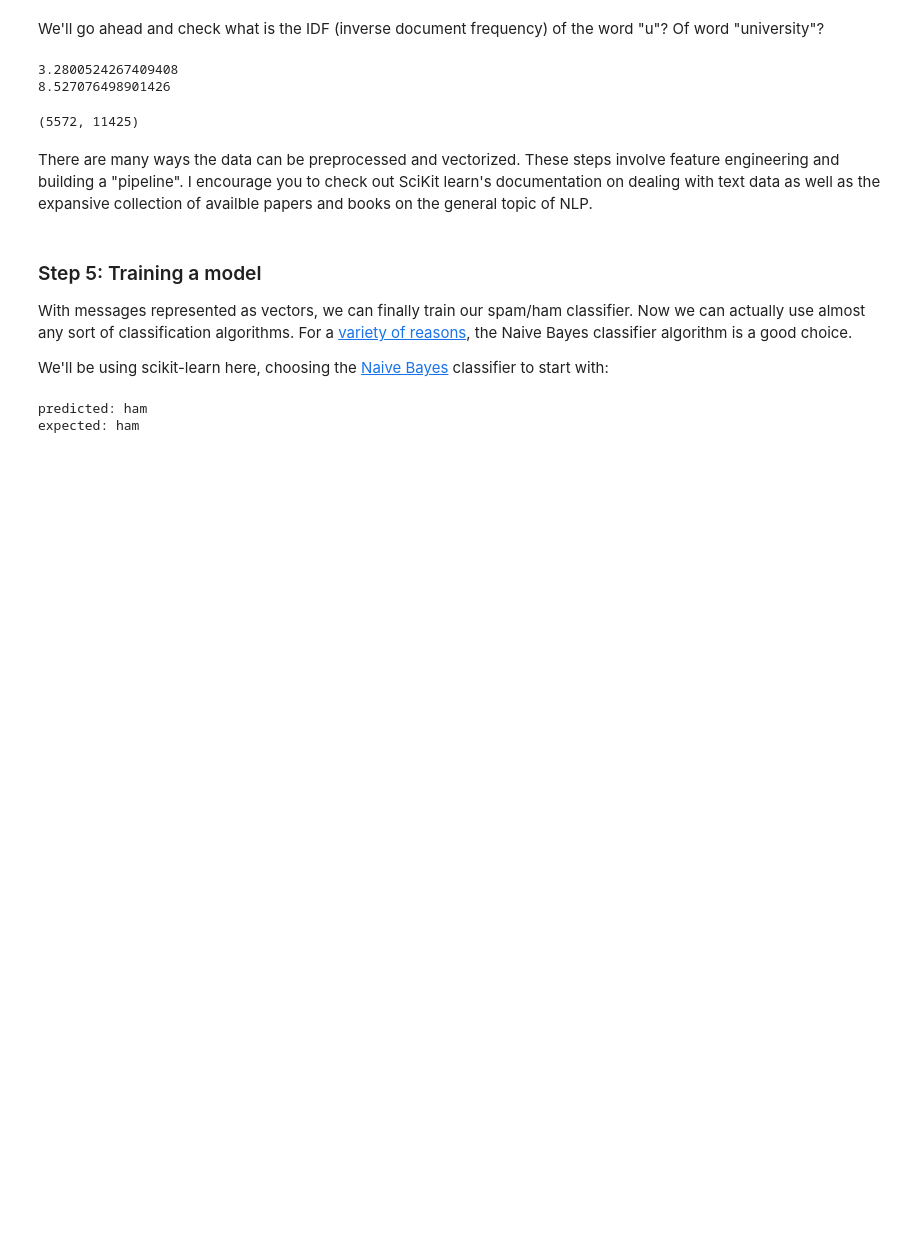
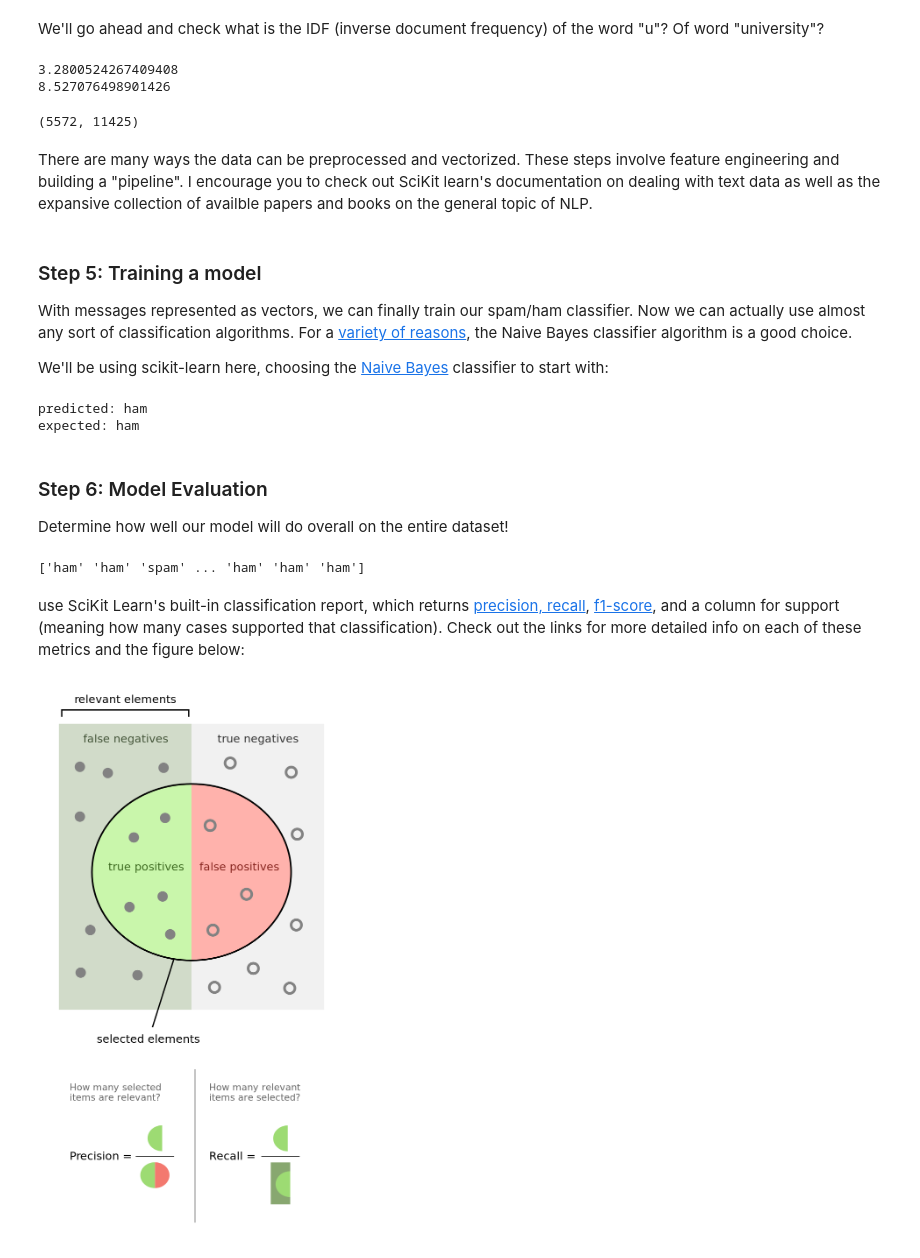
Before and after one commit to lonj7798/Learning-Python-for-Data-Analysis-and-Visualization, a Jupyter notebook: Machine Learning/Lecture 87~90 - Natural Language Processing (NLP).ipynb, the cells around one changed output. Drawn from its saved outputs; the diff is of its cells as text; code cells hidden in the pictures; blank space fills up the shorter version.

```diff
--- a/Machine Learning/Lecture 87~90 - Natural Language Processing (NLP).ipynb
+++ b/Machine Learning/Lecture 87~90 - Natural Language Processing (NLP).ipynb
@@ -385,3 +385,20 @@ print('expected:', messages.label[3])
 # %% [output]
 predicted: ham
 expected: ham
+# %% [markdown]
+### Step 6: Model Evaluation
+
+Determine how well our model will do overall on the entire dataset!
+# %%
+all_predictions = spam_detect_model.predict(messages_tfidf)
+print(all_predictions)
+# %% [output]
+['ham' 'ham' 'spam' ... 'ham' 'ham' 'ham']
+# %% [markdown]
+use SciKit Learn's built-in classification report, which returns [precision, recall](https://en.wikipedia.org/wiki/Precision_and_recall), [f1-score](https://en.wikipedia.org/wiki/F1_score), and a column for support (meaning how many cases supported that classification). Check out the links for more detailed info on each of these metrics and the figure below:
+# %%
+from IPython.display import Image
+url = 'https://upload.wikimedia.org/wikipedia/commons/thumb/2/26/Precisionrecall.svg/700px-Precisionrecall.svg.png'
+Image(url)
+# %% [output]
+[figure, added]
```
Also changed, not shown: parts of 7 cells of this notebook.
